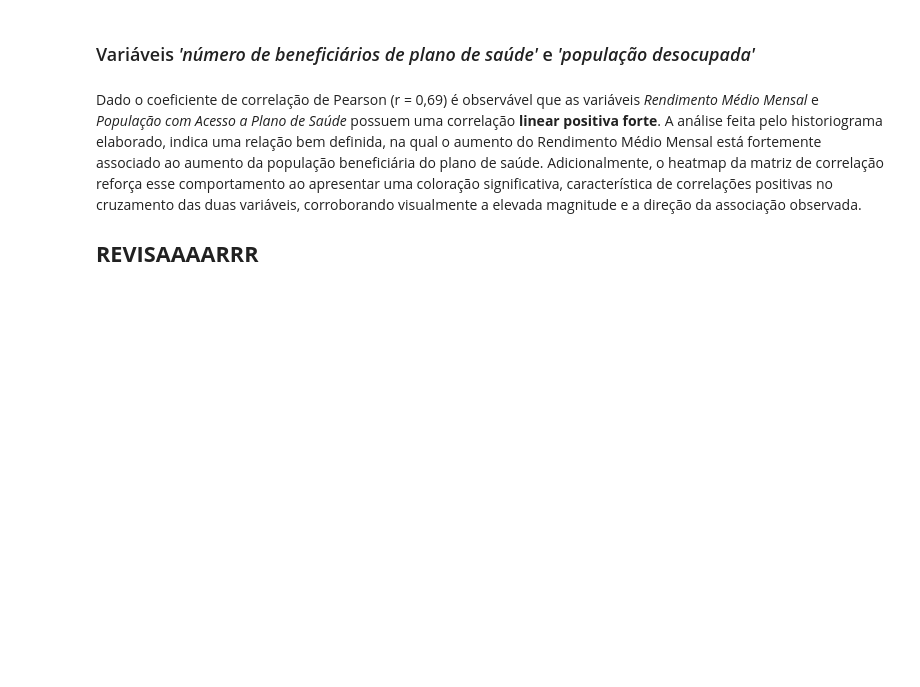
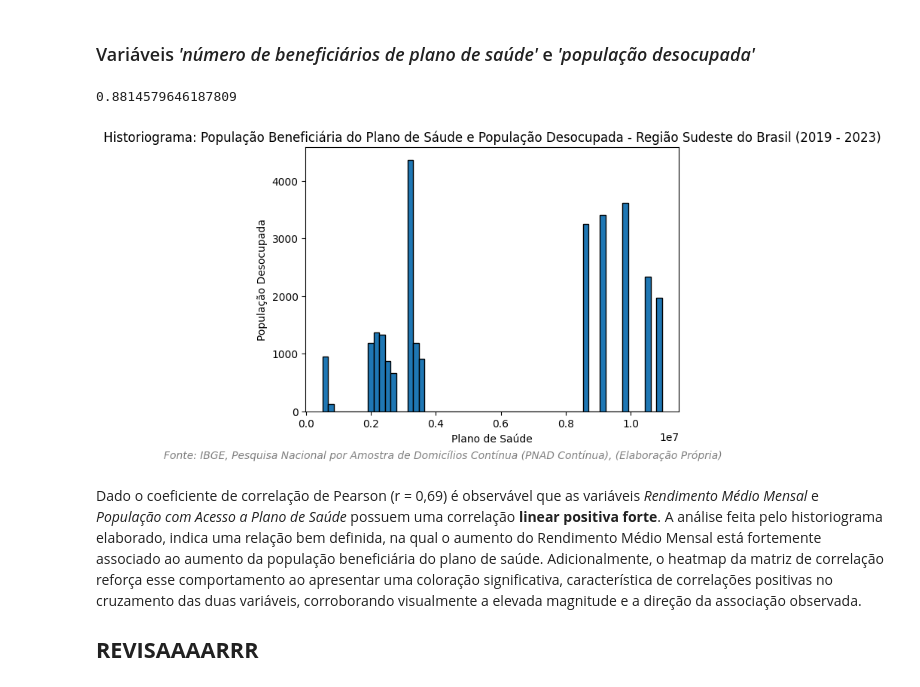
Before and after one commit to rafaella-moreira/DesafioII-ZettaLab, a Jupyter notebook: notebooks/analisedados.ipynb, the cells around one changed output. Saved outputs shown, nothing was run; the diff lists cells and outputs as text; code cells hidden in the pictures; blank space fills up the shorter version.

```diff
--- a/notebooks/analisedados.ipynb
+++ b/notebooks/analisedados.ipynb
@@ -1394,25 +1411,29 @@ plt.show()
 # %% [markdown]
 ### Variáveis *'número de beneficiários de plano de saúde'* e *'população desocupada'*
 # %%
-correlation_value = database['número de beneficiários de plano de saúde'].corr(database['populacao desocupada'])
+correlation_value = database['número de beneficiários de plano de saúde'].corr(database['população desocupada'])
 print(correlation_value)
+# %% [output]
+0.8814579646187809
 # %%
 plt.hist(
     database['número de beneficiários de plano de saúde'],
-    weights=database['populacao desocupada'],
+    weights=database['população desocupada'],
     bins=60,
     edgecolor='black'
 )
 plt.title("Historiograma: População Beneficiária do Plano de Sáude e População Desocupada - Região Sudeste do Brasil (2019 - 2023)")
 plt.xlabel("Plano de Saúde")
 plt.ylabel("População Desocupada")
 
 plt.subplots_adjust(bottom=0.15)
 
 plt.figtext(0.99, 0.02, "Fonte: IBGE, Pesquisa Nacional por Amostra de Domicílios Contínua (PNAD Contínua), (Elaboração Própria)",
             ha="right", fontsize=10, style='italic', color='gray')
 
 plt.show()
+# %% [output]
+[figure, added]
 # %% [markdown]
 Dado o coeficiente de correlação de Pearson (r = 0,69) é observável que as variáveis *Rendimento Médio Mensal* e *População com Acesso a Plano de Saúde* possuem uma correlação **linear positiva forte**. A análise feita pelo historiograma elaborado, indica uma relação bem definida, na qual o aumento do Rendimento Médio Mensal está fortemente associado ao aumento da população beneficiária do plano de saúde. Adicionalmente, o heatmap da matriz de correlação reforça esse comportamento ao apresentar uma coloração significativa, característica de correlações positivas no cruzamento das duas variáveis, corroborando visualmente a elevada magnitude e a direção da associação observada.
 
```
Also changed, not shown: parts of 25 cells of this notebook.
